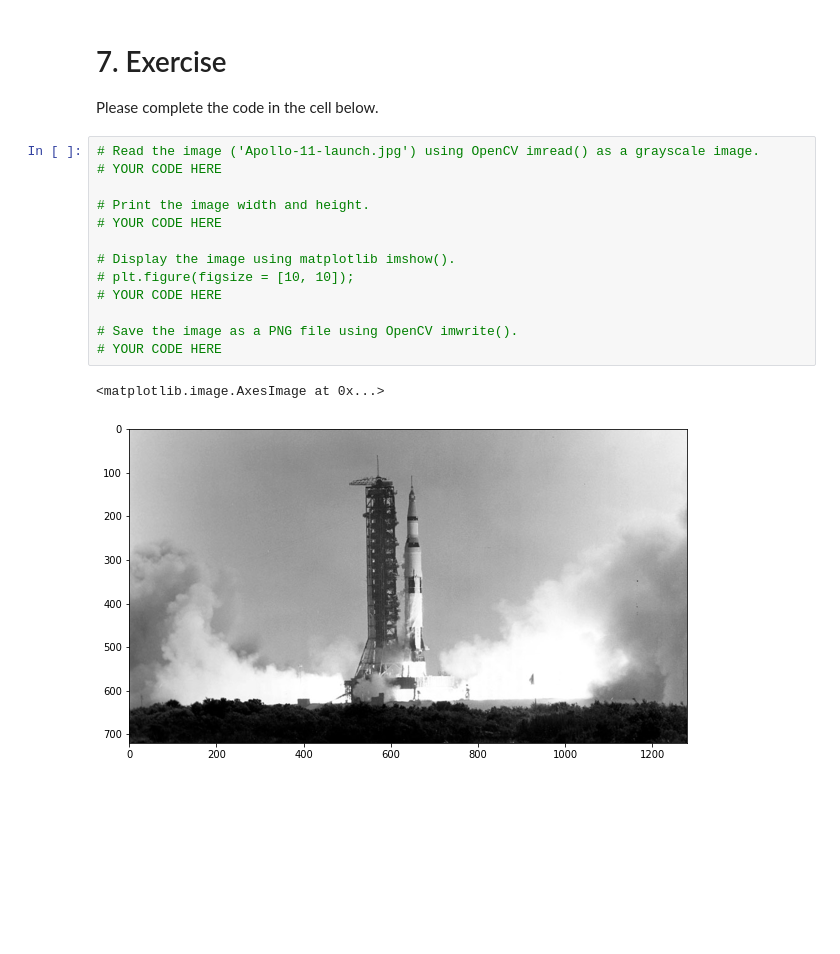
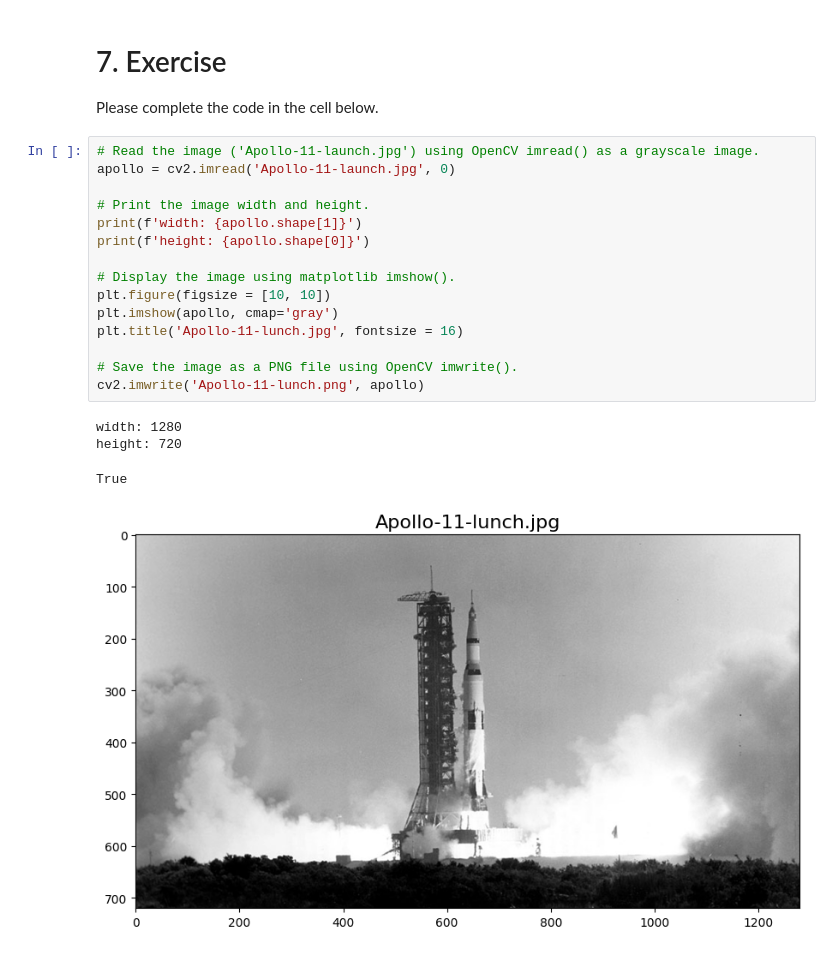
Before and after one commit to jeevanshrestha/Mastering-OpenCV-Python, a Jupyter notebook: OPENCV_01_01_Reading_Displaying_Saving_Images.ipynb, the cells around one changed output. Saved outputs shown, nothing was run; the diff lists cells and outputs as text; blank space fills up the shorter version.

```diff
--- a/OPENCV_01_01_Reading_Displaying_Saving_Images.ipynb
+++ b/OPENCV_01_01_Reading_Displaying_Saving_Images.ipynb
@@ -249,20 +251,24 @@ plt.title('Apollo-8-Launch.png', fontsize = 16);
 Please complete the code in the cell below.
 # %%
 # Read the image ('Apollo-11-launch.jpg') using OpenCV imread() as a grayscale image.
-# YOUR CODE HERE
+apollo = cv2.imread('Apollo-11-launch.jpg', 0)
 
 # Print the image width and height.
-# YOUR CODE HERE
+print(f'width: {apollo.shape[1]}')
+print(f'height: {apollo.shape[0]}')
 
 # Display the image using matplotlib imshow().
-# plt.figure(figsize = [10, 10]);
-# YOUR CODE HERE
+plt.figure(figsize = [10, 10])
+plt.imshow(apollo, cmap='gray')
+plt.title('Apollo-11-lunch.jpg', fontsize = 16)
 
 # Save the image as a PNG file using OpenCV imwrite().
-# YOUR CODE HERE
+cv2.imwrite('Apollo-11-lunch.png', apollo)
 # %% [output]
-<matplotlib.image.AxesImage at 0x...>
+width: 1280
+height: 720
+True
-[figure, old version]
+[figure, new version]
 # %% [markdown]
 Your results should look similar to this.
 
```
Also changed, not shown: parts of 1 cell of this notebook.
